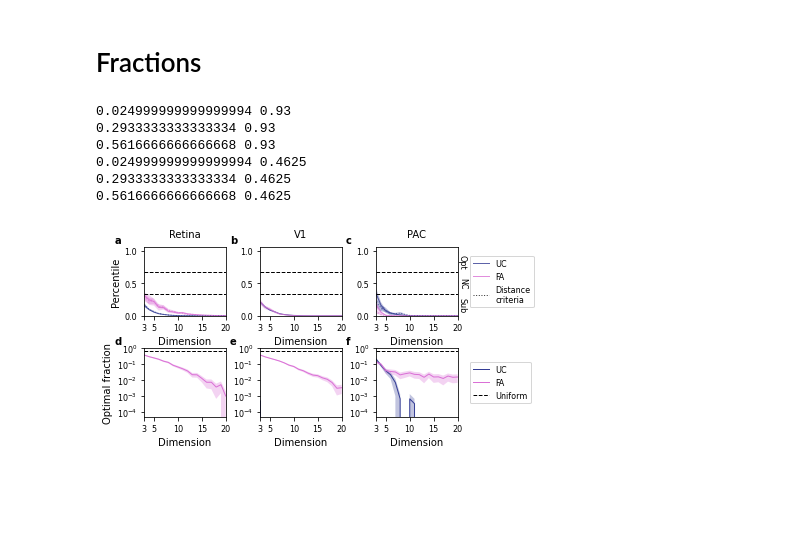
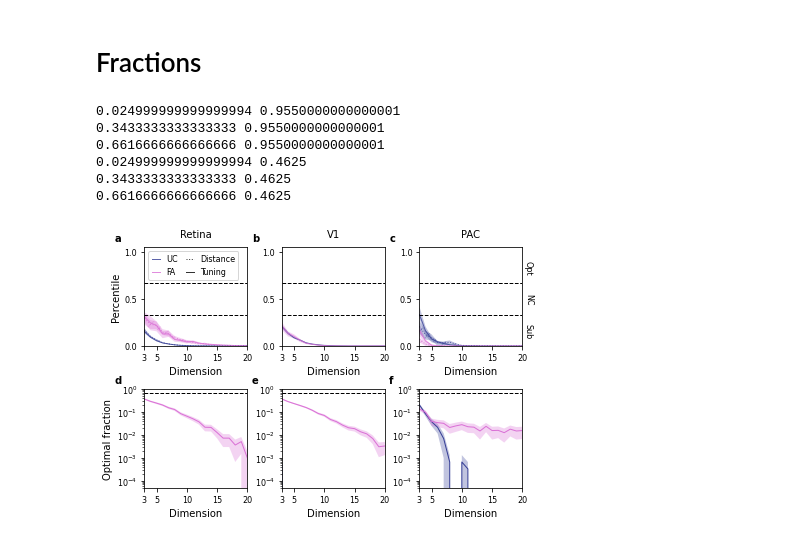
Before and after one commit to BouchardLab/noise_correlations, a Jupyter notebook: figures/figure5.ipynb, the cells around one changed output. Saved outputs shown, nothing was run; the diff lists cells and outputs as text; code cells hidden in the pictures; blank space fills up the shorter version.

Commit message:
figure updates

```diff
--- a/figures/figure5.ipynb
+++ b/figures/figure5.ipynb
@@ -218,12 +218,12 @@ models = [
 
 fractions = [fraction_u, fraction_fa]
 # %%
-fig = plt.figure(figsize=(6, 3))
+fig = plt.figure(figsize=(6, 4))
 
 le = .095
-re = .18
-be = .125
-te = .09
+re = .03
+be = .1
+te = .065
 hg = .08
 vg = .15
 h = (1. - te - be - vg) / 2.
@@ -270,7 +270,7 @@ for idx, result in enumerate(results):
         linewidth=lw,
         alpha=line_alpha,
         color=colors['uniform'],
-        label=labels[0] if idx ==2 else None)
+        label=labels[0])
 
     axes[0, idx].fill_between(
         x=dims,
@@ -287,7 +287,7 @@ for idx, result in enumerate(results):
         linewidth=lw,
         alpha=line_alpha,
         color=colors['fa'],
-        label=labels[1] if idx ==2 else None)
+        label=labels[1])
 
     axes[0, idx].fill_between(
         x=dims,
@@ -356,13 +356,20 @@ axes[0, 2].plot(
     linestyle=':',
     alpha=line_alpha,
     color=colors['fa'])
-axes[0, 2].plot(
+axes[0, 0].plot(
     [],
     [],
     linewidth=lw,
     linestyle=':',
     alpha=line_alpha,
-    label='Distance\ncriteria',
+    label='Distance',
+    color='k')
+axes[0, 0].plot(
+    [],
+    [],
+    linewidth=lw,
+    alpha=line_alpha,
+    label='Tuning',
     color='k')
 
 axes[0, 2].fill_between(
@@ -373,10 +380,12 @@ axes[0, 2].fill_between(
     hatch='//',
     alpha=fill_alpha,
     ec='none')
-axes[0, 2].legend(
-    loc='center left',
-    bbox_to_anchor=(1.1, 0.5),
-    prop={'size': legend_size})
+axes[0, 0].legend(
+    ncol=2,
+    loc='upper left',
+    prop={'size': legend_size},
+    columnspacing=1,
+    handlelength=1)
 
 
 axes[0, 2].text(21, 5/6, 'Opt', va='center', ha='center', rotation=-90, fontsize=tick_label_size)
@@ -390,41 +399,36 @@ for idx, ax in enumerate(axes[0]):
     ax.axhline(plot_upper, linestyle='--', color='k', lw=lw)
     ax.set_title(titles[idx], fontsize=ax_label_size, pad=title_pad)
 axes[0, 0].set_ylabel('Percentile', fontsize=ax_label_size)
 
 for idx, ax in enumerate(axes[1].ravel()):
     ax.set_ylim([5e-5, 1.])
     ax.set_yscale('log')
     ax.set_yticks([1e-4, 1e-3, 1e-2, 1e-1, 1])
     ax.axhline(plot_upper, linestyle='--', color='k', lw=lw, label='Uniform')
 axes[1, 0].set_ylabel('Optimal fraction', fontsize=ax_label_size)
 
 for idx, ax in enumerate(axes.ravel()):
     ax.set_xlim([3, 20])
     ax.set_xticks([3, 5, 10, 15, 20])
     ax.tick_params(labelsize=tick_label_size)
     ax.set_xlabel('Dimension', fontsize=ax_label_size)
 
 
-axes[1, 2].legend(
-    loc='center left',
-    bbox_to_anchor=(1.1, 0.5),
-    prop={'size': legend_size})
-
 lets = ['a', 'b', 'c', 'd', 'e', 'f']
 c = 0
 for y in [1. - te - jj*(vg + h) + .02 for jj in range(2)]:
     for ii, x in enumerate([le + ii*(w + hg) - .07 for ii in range(3)]):
         print(x, y)
         fig.text(x, y, lets[c], size=letter_size, fontweight='bold')
         c += 1
 
 plt.savefig('figure5.pdf', dpi=300)
 plt.savefig('figure5.jpg', dpi=300)
 # %% [output]
-0.024999999999999994 0.93
-0.2933333333333334 0.93
-0.5616666666666668 0.93
+0.024999999999999994 0.9550000000000001
+0.3433333333333333 0.9550000000000001
+0.6616666666666666 0.9550000000000001
 0.024999999999999994 0.4625
-0.2933333333333334 0.4625
-0.5616666666666668 0.4625
+0.3433333333333333 0.4625
+0.6616666666666666 0.4625
-[figure, old version]
+[figure, new version]
```
Also changed, not shown: 2 other files.
